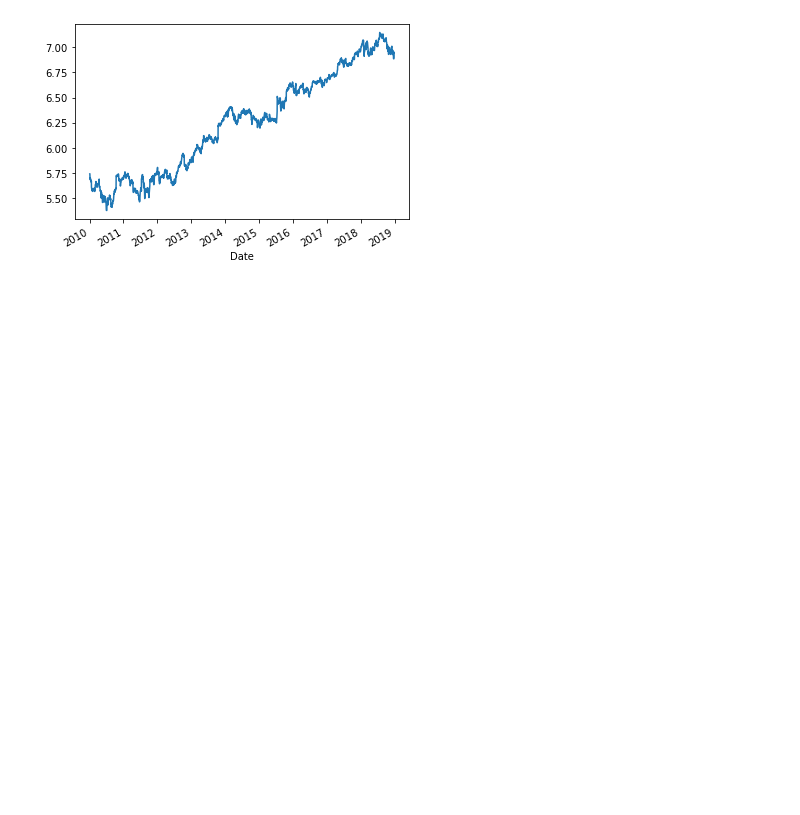
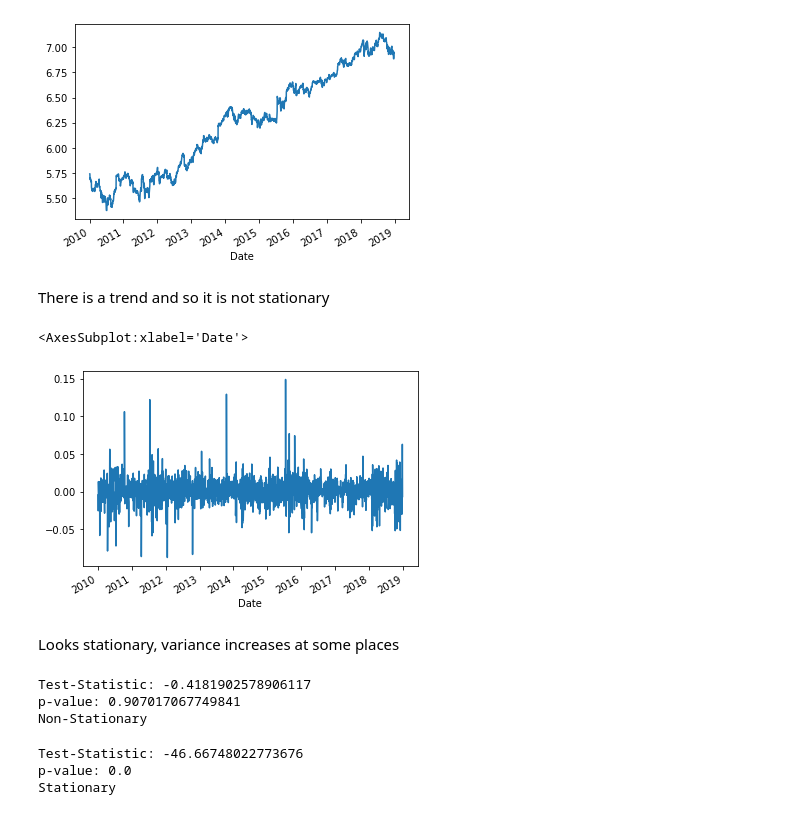
Before and after one commit to unpatel1/Time_Series_Analysis_Forecasting_ML, a Jupyter notebook: Section_5/Section_5_ARIMA.ipynb, the cells around one changed output. Cells and saved outputs as stored; diff of their text form; code cells hidden in the pictures; blank space fills up the shorter version.

```diff
--- a/Section_5/Section_5_ARIMA.ipynb
+++ b/Section_5/Section_5_ARIMA.ipynb
@@ -541,3 +541,24 @@ goog['LogPrice'].plot()
 # %% [output]
 <AxesSubplot:xlabel='Date'>
 [figure]
+# %% [markdown]
+There is a trend and so it is not stationary
+# %%
+goog['LogRet'].plot()
+# %% [output]
+<AxesSubplot:xlabel='Date'>
+[figure, added]
+# %% [markdown]
+Looks stationary, variance increases at some places
+# %%
+adf(goog['LogPrice'])
+# %% [output]
+Test-Statistic: -0.4181902578906117
+p-value: 0.907017067749841
+Non-Stationary
+# %%
+adf(goog['LogRet'].dropna())
+# %% [output]
+Test-Statistic: -46.66748022773676
+p-value: 0.0
+Stationary
```
Also changed, not shown: parts of 17 cells of this notebook, 1 other file.
